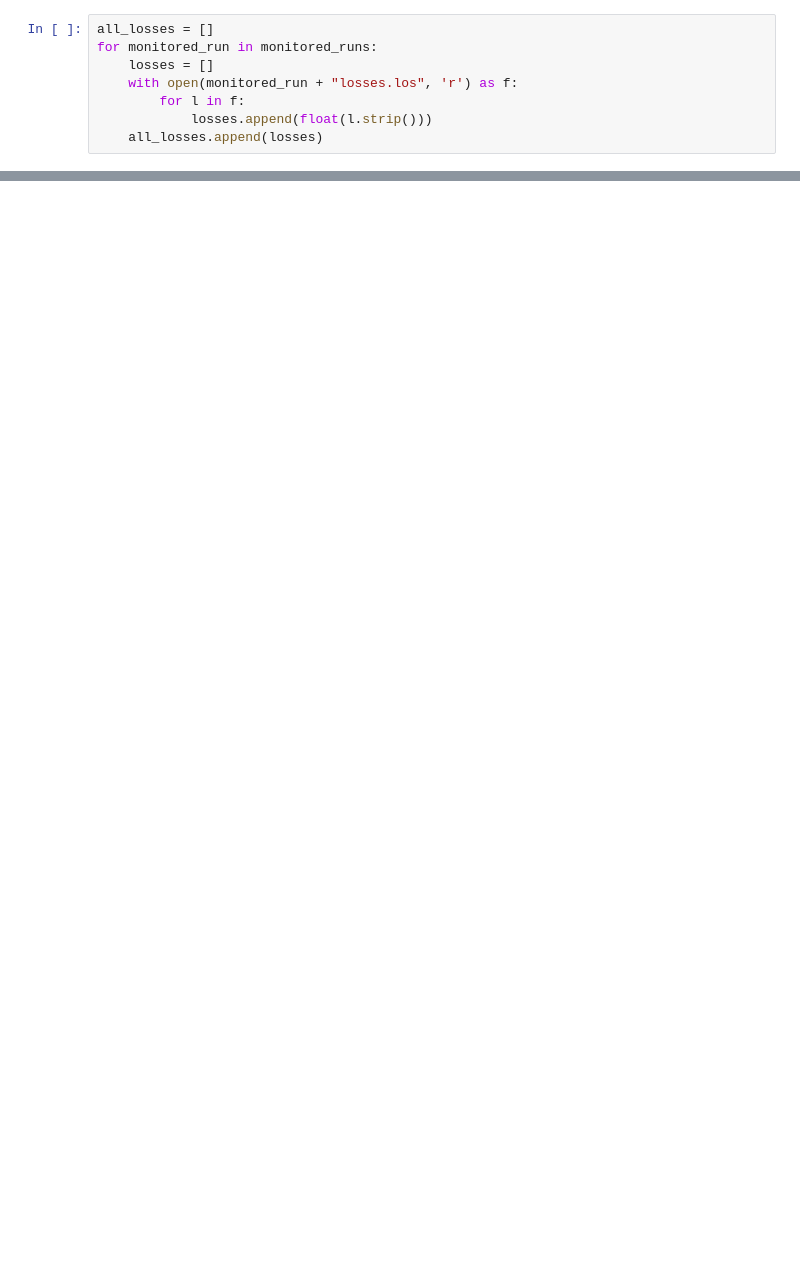
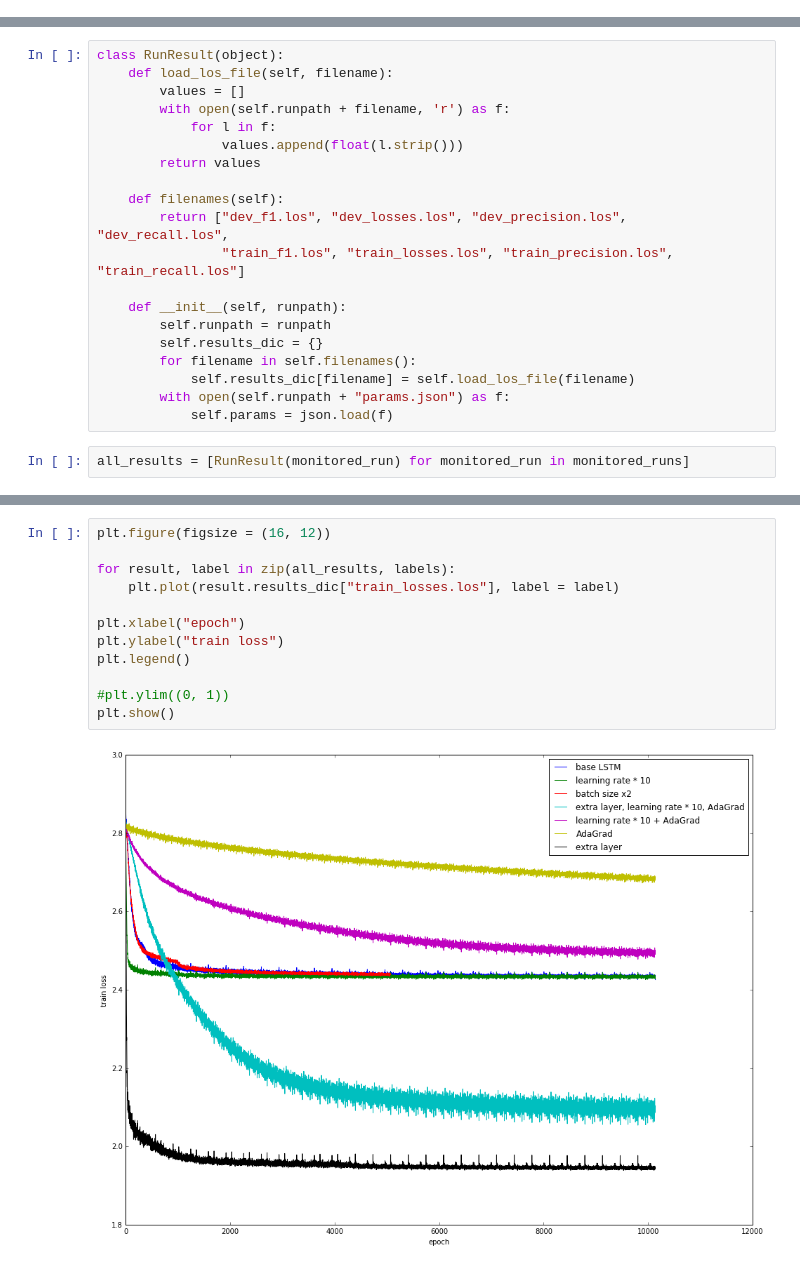
Before and after one commit to vincentbillaut/neuralNER, a Jupyter notebook: notebooks/VisualizeRuns.ipynb, the cells around one changed output, grey strips where cells are left out. Cells and saved outputs as stored; diff of their text form; blank space fills up the shorter version.

```diff
--- a/notebooks/VisualizeRuns.ipynb
+++ b/notebooks/VisualizeRuns.ipynb
@@ -11,8 +4,0 @@ monitored_runs = ["../results/LSTMConfig/20180228_103702/", ## full-size LSTM ru
-# %%
-all_losses = []
-for monitored_run in monitored_runs:
-    losses = []
-    with open(monitored_run + "losses.los", 'r') as f:
-        for l in f:
-            losses.append(float(l.strip()))
-    all_losses.append(losses)
@@ -81,0 +48,22 @@ len(all_losses[2])
+# %%
+class RunResult(object):
+    def load_los_file(self, filename):
+        values = []
+        with open(self.runpath + filename, 'r') as f:
+            for l in f:
+                values.append(float(l.strip()))
+        return values
+
+    def filenames(self):
+        return ["dev_f1.los", "dev_losses.los", "dev_precision.los", "dev_recall.los",
+                "train_f1.los", "train_losses.los", "train_precision.los", "train_recall.los"]
+
+    def __init__(self, runpath):
+        self.runpath = runpath
+        self.results_dic = {}
+        for filename in self.filenames():
+            self.results_dic[filename] = self.load_los_file(filename)
+        with open(self.runpath + "params.json") as f:
+            self.params = json.load(f)
+# %%
+all_results = [RunResult(monitored_run) for monitored_run in monitored_runs]
@@ -81,0 +74,14 @@ len(all_losses[2])
+# %%
+plt.figure(figsize = (16, 12))
+
+for result, label in zip(all_results, labels):
+    plt.plot(result.results_dic["train_losses.los"], label = label)
+
+plt.xlabel("epoch")
+plt.ylabel("train loss")
+plt.legend()
+
+#plt.ylim((0, 1))
+plt.show()
+# %% [output]
+[figure, added]
```
Also changed, not shown: parts of 17 cells of this notebook, 2 other files.
